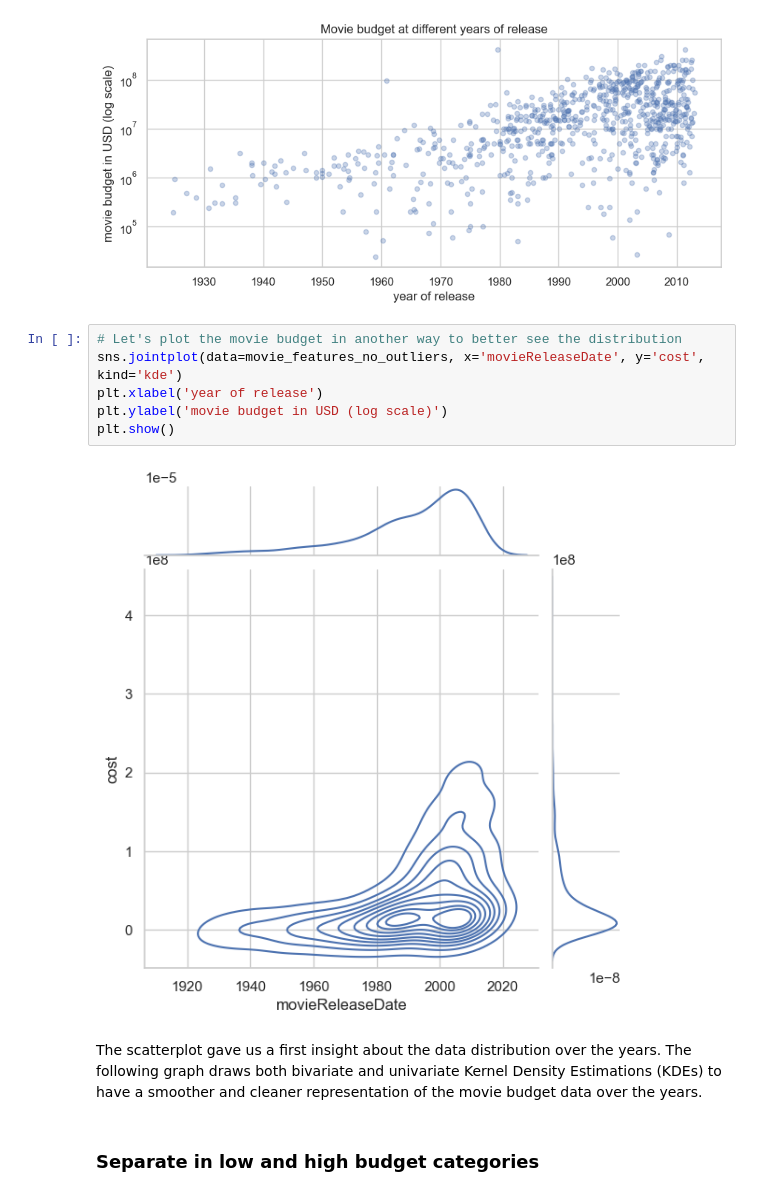
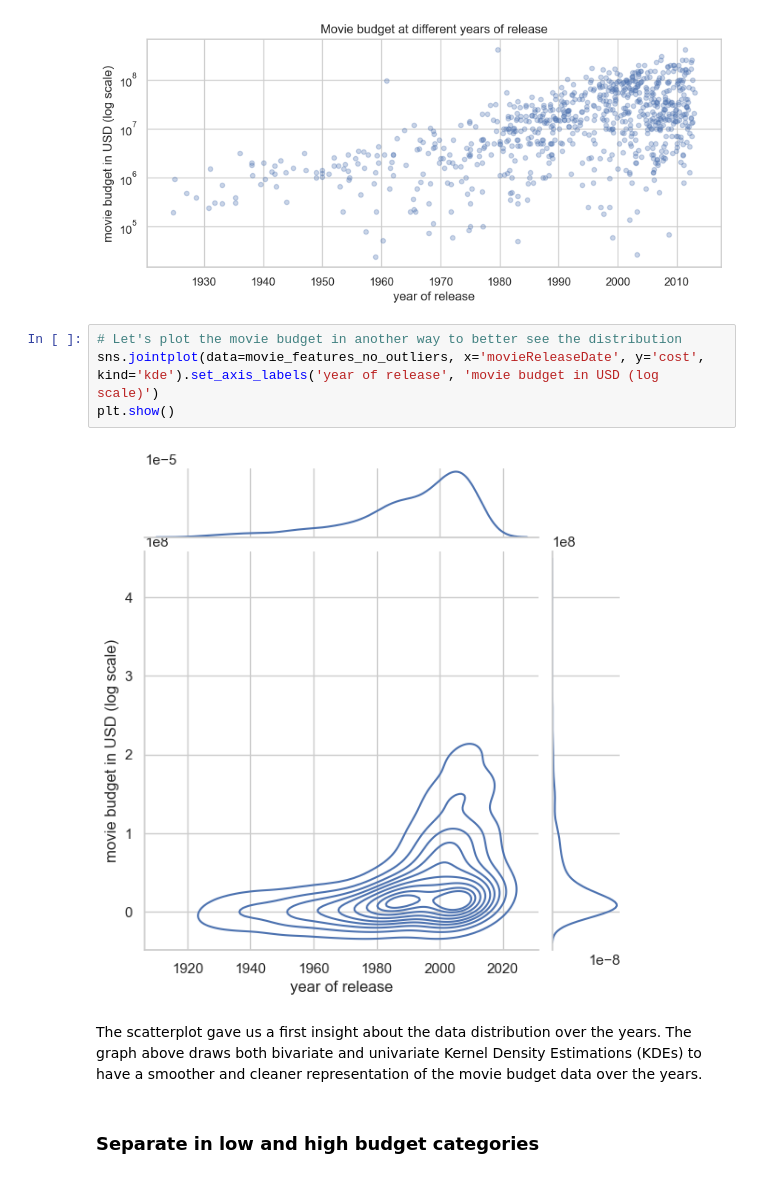
Before and after one commit to epfl-ada/ada-2023-project-thesuricates, a Jupyter notebook: milestone2.ipynb, the cells around one changed output. Saved outputs shown, nothing was run; the diff lists cells and outputs as text.

```diff
--- a/milestone2.ipynb
+++ b/milestone2.ipynb
@@ -233,14 +233,12 @@ plt.show()
 [figure]
 # %%
 # Let's plot the movie budget in another way to better see the distribution
-sns.jointplot(data=movie_features_no_outliers, x='movieReleaseDate', y='cost', kind='kde')
-plt.xlabel('year of release')
-plt.ylabel('movie budget in USD (log scale)')
+sns.jointplot(data=movie_features_no_outliers, x='movieReleaseDate', y='cost', kind='kde').set_axis_labels('year of release', 'movie budget in USD (log scale)')
 plt.show()
 # %% [output]
-[figure, old version]
+[figure, new version]
 # %% [markdown]
-The scatterplot gave us a first insight about the data distribution over the years. The following graph draws both bivariate and univariate Kernel Density Estimations (KDEs) to have a smoother and cleaner representation of the movie budget data over the years.
+The scatterplot gave us a first insight about the data distribution over the years. The graph above draws both bivariate and univariate Kernel Density Estimations (KDEs) to have a smoother and cleaner representation of the movie budget data over the years.
 # %% [markdown]
 ### Separate in low and high budget categories
 # %% [markdown]
```
Also changed, not shown: parts of 1 cell of this notebook.
